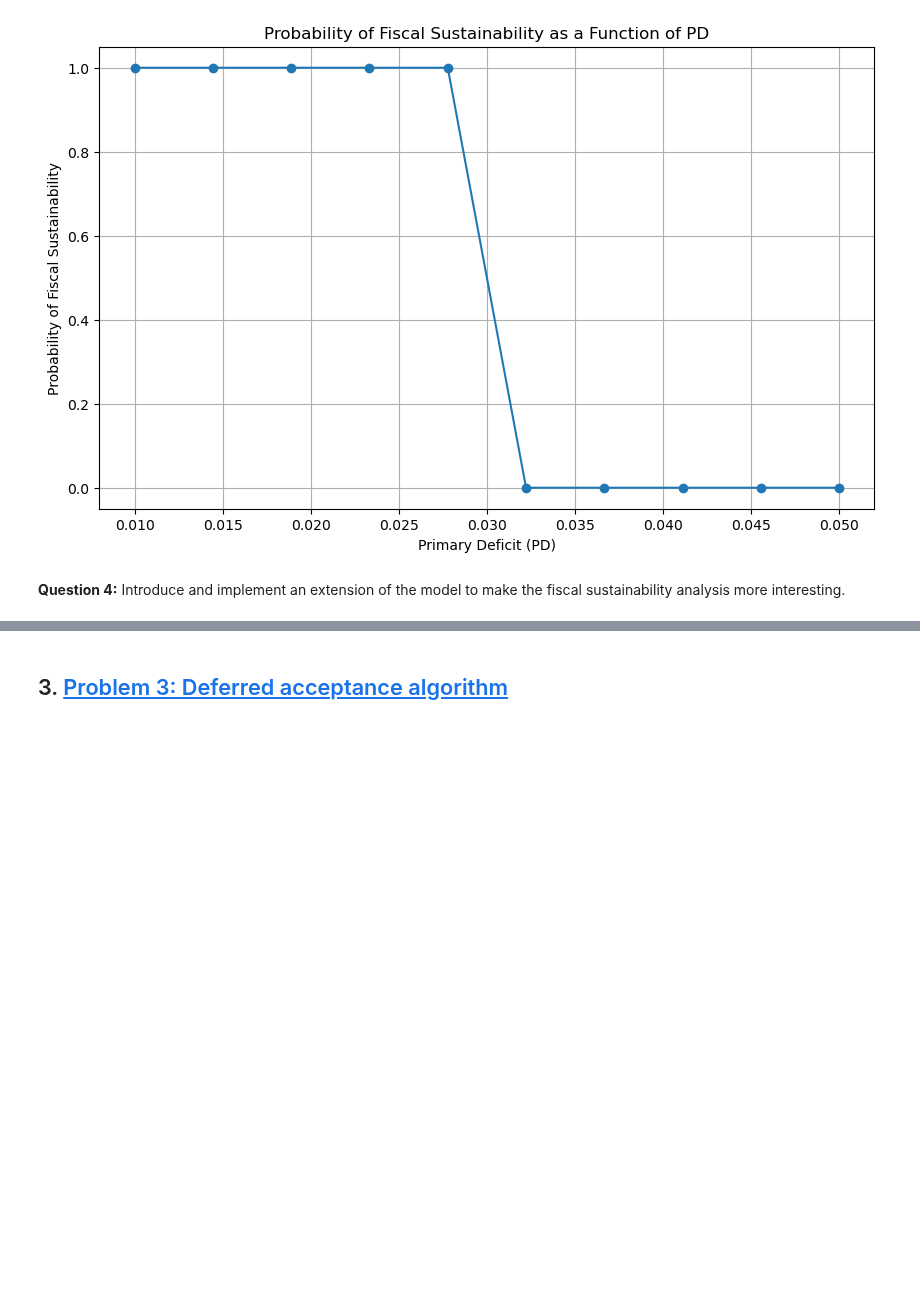
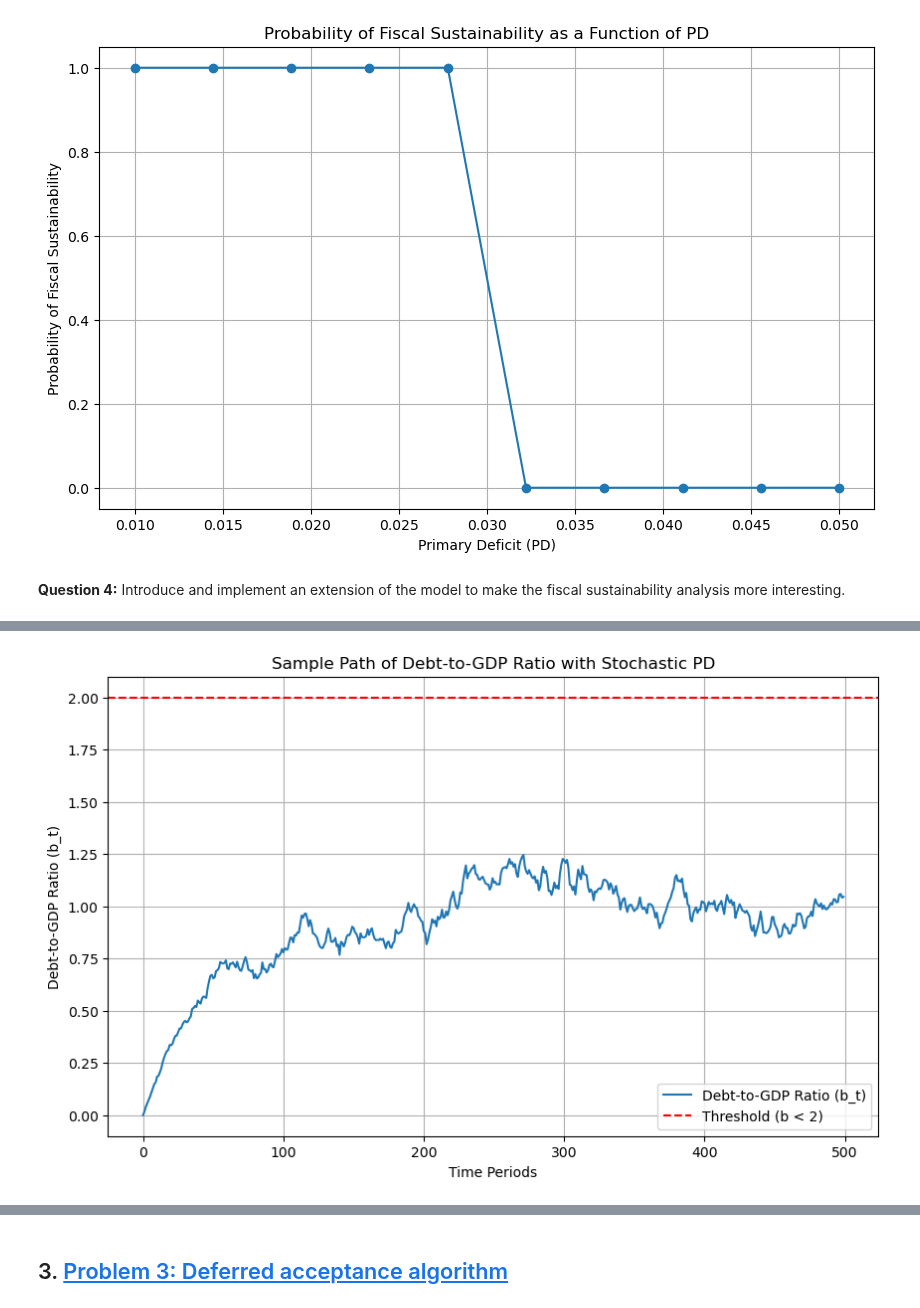
Before and after one commit to NumEconCopenhagen/projects-2024-mikkel-julius-jacob, a Jupyter notebook: Exam retry/Julius/re_exam_2024.ipynb, the cells around one changed output, grey strips where cells are left out. Saved outputs shown, nothing was run; the diff lists cells and outputs as text; code cells hidden in the pictures; blank space fills up the shorter version.

```diff
--- a/Exam retry/Julius/re_exam_2024.ipynb
+++ b/Exam retry/Julius/re_exam_2024.ipynb
@@ -644,0 +661,94 @@ PD = 0.050, Probability of Fiscal Sustainability = 0.0000
+# %%
+import numpy as np
+import matplotlib.pyplot as plt
+
+# Parameters for the extended stochastic model
+Y0 = 1  # Initial GDP
+B0 = 0  # Initial government bonds
+mu_g = 0.02  # Mean of growth rate
+sigma_g = 0.02  # Standard deviation of growth rate
+mu_r = 0.00  # Mean of interest rate
+sigma_r = 0.02  # Standard deviation of interest rate
+nu = 0.001  # Interest rate sensitivity
+mu_PD = 0.02  # Mean primary deficit
+sigma_PD = 0.005  # Standard deviation of primary deficit shocks
+time_periods = 500  # Number of periods to simulate
+simulations = 1000  # Number of simulation runs
+
+# Function to simulate the extended stochastic model
+def simulate_extended_stochastic_fiscal_sustainability(simulations=1000, time_periods=500):
+    sustainable_runs = 0
+
+    for _ in range(simulations):
+        Y = [Y0]
+        B = [B0]
+        b = [B0 / Y0]  # Initial debt-to-GDP ratio
+        sustainable = True
+
+        for t in range(1, time_periods):
+            # Generate stochastic shocks for g_t, r_t, and PD_t
+            epsilon_g = np.random.normal(mu_g, sigma_g)
+            epsilon_r = np.random.normal(mu_r, sigma_r)
+            epsilon_PD = np.random.normal(0, sigma_PD)
+
+            g_t = np.exp(epsilon_g) - 1
+            r_t = np.exp(epsilon_r) - 1 + nu * b[-1]**2
+            PD_t = mu_PD + epsilon_PD
+
+            Y_new = (1 + g_t) * Y[-1]
+            B_new = (1 + r_t) * B[-1] + PD_t * Y[-1]
+            b_new = B_new / Y_new
+
+            Y.append(Y_new)
+            B.append(B_new)
+            b.append(b_new)
+
+            # Check if b_t exceeds the threshold of 2
+            if b_new >= 2:
+                sustainable = False
+                break
+
+        if sustainable:
+            sustainable_runs += 1
+
+    # Probability of fiscal sustainability
+    return sustainable_runs / simulations
+
+# Running the simulation and calculating the probability of sustainability
+probability = simulate_extended_stochastic_fiscal_sustainability()
+print(f"Probability of fiscal sustainability with stochastic PD: {probability:.2f}")
+
+# Plotting a sample path for illustration
+Y_sample = [Y0]
+B_sample = [B0]
+b_sample = [B0 / Y0]
+PD_sample = []
+
+for t in range(1, time_periods):
+    epsilon_g = np.random.normal(mu_g, sigma_g)
+    epsilon_r = np.random.normal(mu_r, sigma_r)
+    epsilon_PD = np.random.normal(0, sigma_PD)
+
+    g_t = np.exp(epsilon_g) - 1
+    r_t = np.exp(epsilon_r) - 1 + nu * b_sample[-1]**2
+    PD_t = mu_PD + epsilon_PD
+
+    Y_new = (1 + g_t) * Y_sample[-1]
+    B_new = (1 + r_t) * B_sample[-1] + PD_t * Y_sample[-1]
+    b_new = B_new / Y_new
+
+    Y_sample.append(Y_new)
+    B_sample.append(B_new)
+    b_sample.append(b_new)
+    PD_sample.append(PD_t)
+
+plt.figure(figsize=(10, 6))
+plt.plot(b_sample, label="Debt-to-GDP Ratio (b_t)")
+plt.axhline(y=2, color='r', linestyle='--', label='Threshold (b < 2)')
+plt.title('Sample Path of Debt-to-GDP Ratio with Stochastic PD')
+plt.xlabel('Time Periods')
+plt.ylabel('Debt-to-GDP Ratio (b_t)')
+plt.grid(True)
+plt.legend()
+plt.show()
+# %% [output]
@@ -644,0 +756 @@ PD = 0.050, Probability of Fiscal Sustainability = 0.0000
+[figure, added]
```
Also changed, not shown: parts of 5 cells of this notebook.
